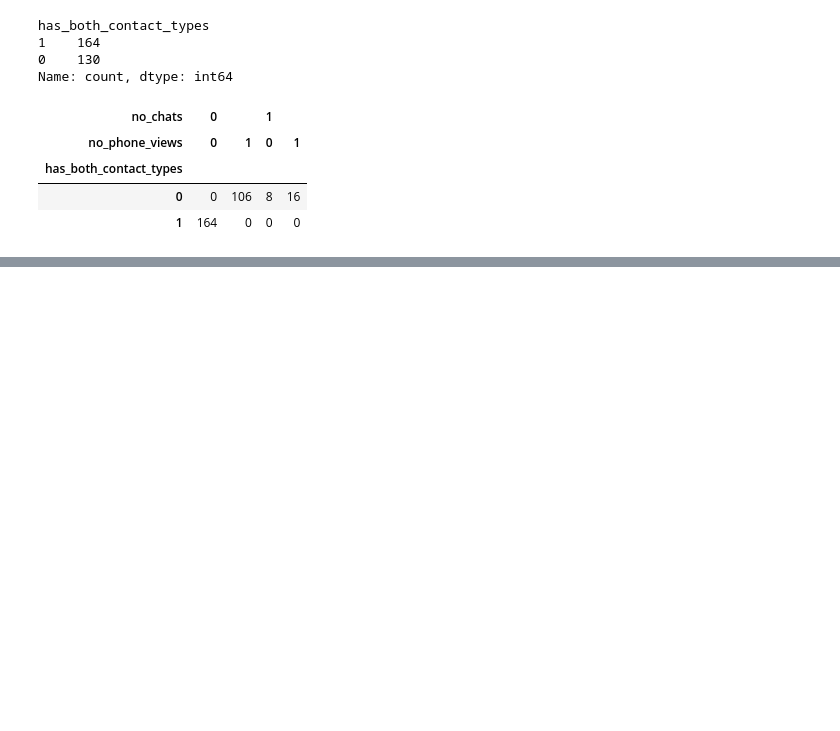
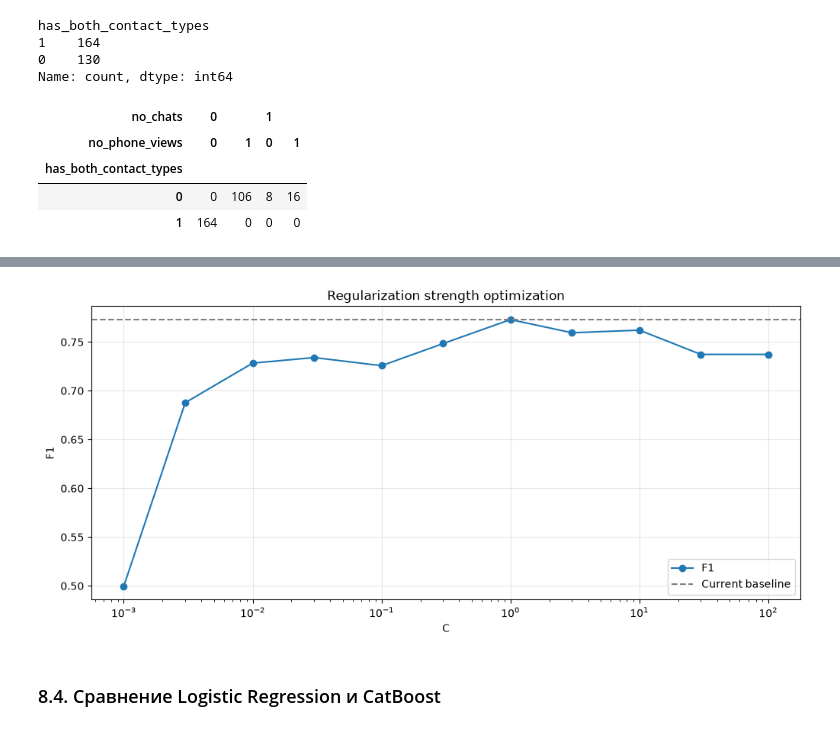
Before and after one commit to Wikemon/neuroslop_kygarikovs_hakaton, a Jupyter notebook: feature_engineering.ipynb, the cells around one changed output, grey strips where cells are left out. Drawn from its saved outputs; the diff is of its cells as text; code cells hidden in the pictures; blank space fills up the shorter version.

```diff
--- a/feature_engineering.ipynb
+++ b/feature_engineering.ipynb
@@ -1611,0 +2215,18 @@ Name: count, dtype: int64
+# %%
+message_time_features = [
+    "median_seller_reply_hours",
+    "hours_after_last_message",
+    "messages_last_24h"
+]
+
+message_time_results = pd.DataFrame({
+    "Original": evaluate_features(
+        best_with_messages, categorical
+    ),
+    "With message time": evaluate_features(
+        best_with_messages + message_time_features,
+        categorical
+    )
+}).T
+
+display(message_time_results.round(4))
@@ -1611,0 +2510,28 @@ Name: count, dtype: int64
+# %%
+plt.figure(figsize=(12, 5))
+
+plt.plot(
+    regularization_results["C"],
+    regularization_results["F1"],
+    marker="o",
+    label="F1"
+)
+
+plt.axhline(
+    0.7730,
+    color="gray",
+    linestyle="--",
+    label="Current baseline"
+)
+
+plt.xscale("log")
+plt.xlabel("C")
+plt.ylabel("F1")
+plt.title("Regularization strength optimization")
+plt.legend()
+plt.grid(alpha=0.3)
+plt.show()
+# %% [output]
+[figure, added]
+# %% [markdown]
+### 8.4. Сравнение Logistic Regression и CatBoost
```
Also changed, not shown: parts of 125 cells of this notebook, 3 other files.
